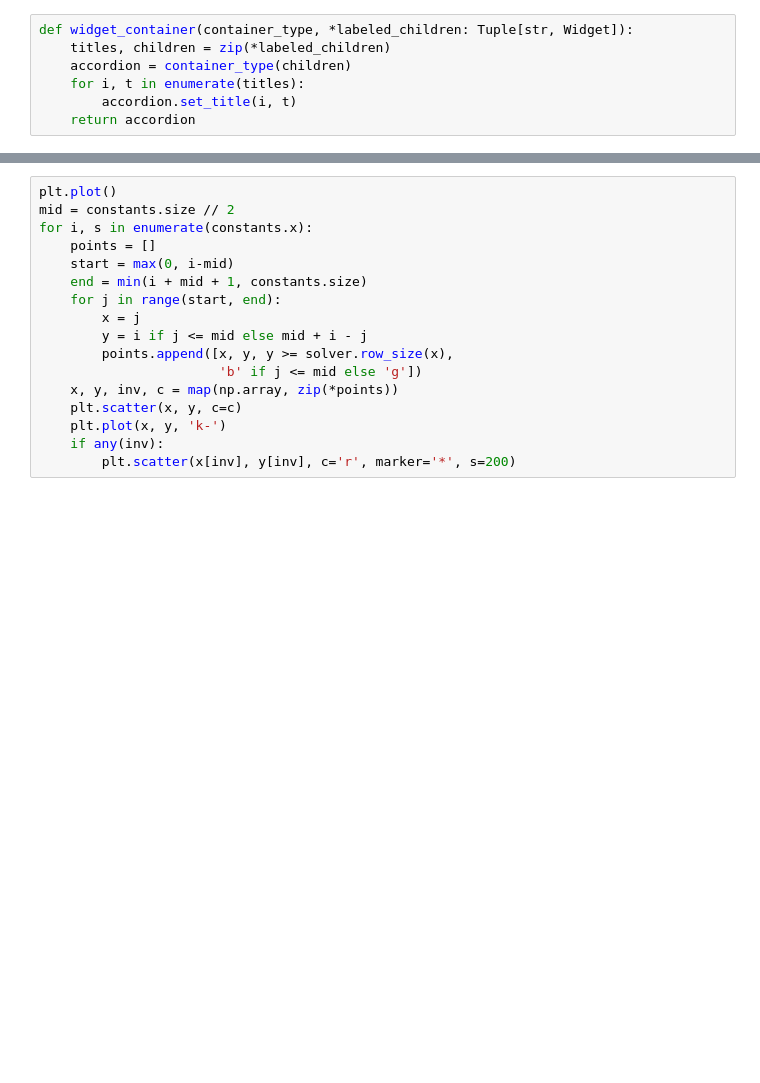
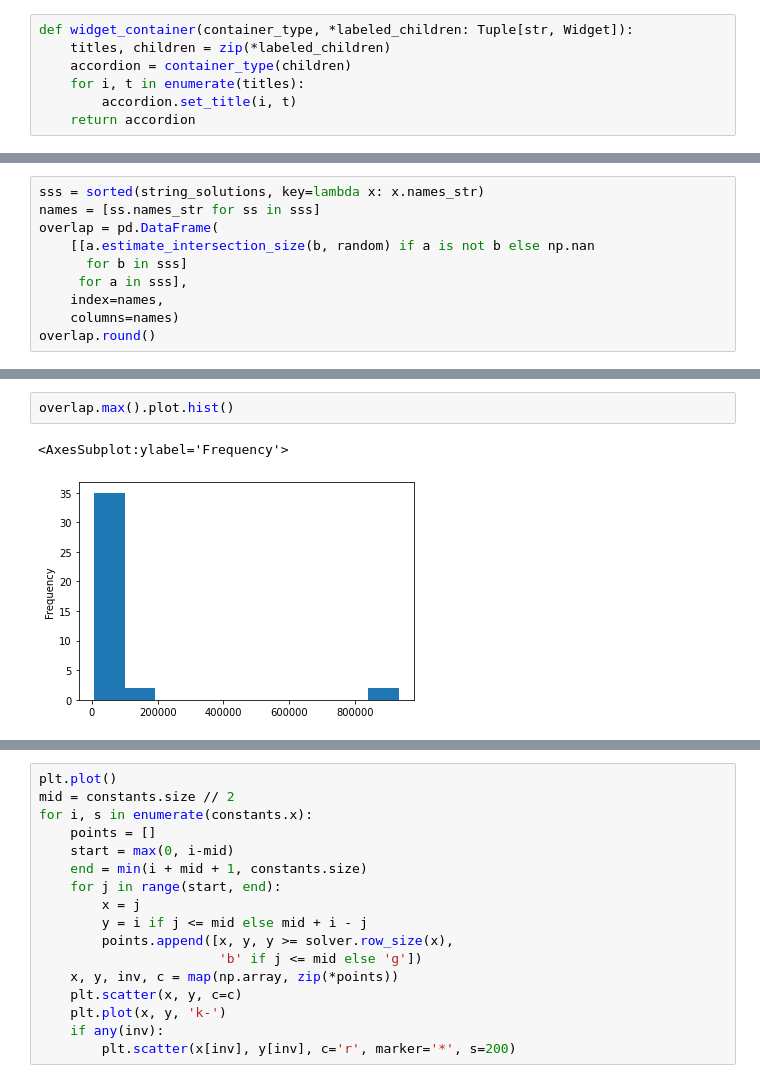
Before and after one commit to matthagy/regex_crossword, a Jupyter notebook: xplr0.ipynb, the cells around one changed output, grey strips where cells are left out. Drawn from its saved outputs; the diff is of its cells as text; blank space fills up the shorter version.

```diff
--- a/xplr0.ipynb
+++ b/xplr0.ipynb
@@ -444,0 +262,10 @@ sns.heatmap(data / data.max().max(), linewidth=0.05, ax=ax)
+# %%
+sss = sorted(string_solutions, key=lambda x: x.names_str)
+names = [ss.names_str for ss in sss]
+overlap = pd.DataFrame(
+    [[a.estimate_intersection_size(b, random) if a is not b else np.nan
+      for b in sss]
+     for a in sss],
+    index=names,
+    columns=names)
+overlap.round()
@@ -444,0 +291,5 @@ sns.heatmap(data / data.max().max(), linewidth=0.05, ax=ax)
+# %%
+overlap.max().plot.hist()
+# %% [output]
+<AxesSubplot:ylabel='Frequency'>
+[figure, added]
```
Also changed, not shown: parts of 71 cells of this notebook, 1 other file.
